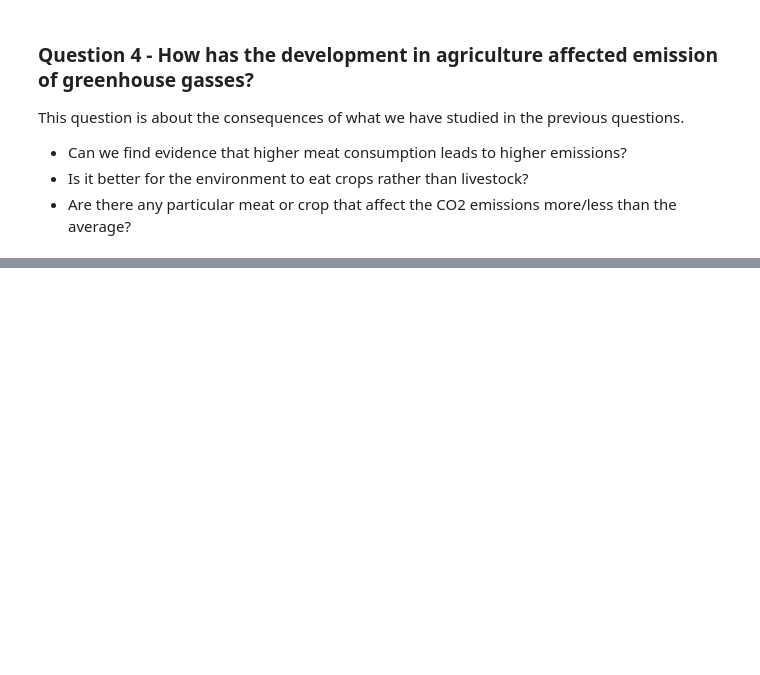
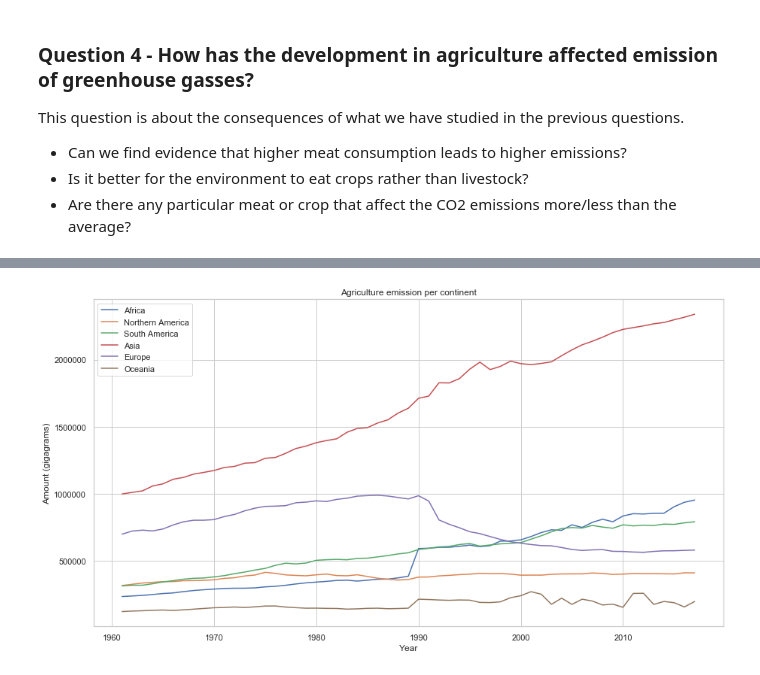
Before and after one commit to theodorhusefest/ADA-2019-project1-sovellettu-tiedon-analysoint, a Jupyter notebook: milestone_3.ipynb, the cells around one changed output, grey strips where cells are left out. Cells and saved outputs as stored; diff of their text form; code cells hidden in the pictures; blank space fills up the shorter version.

```diff
--- a/milestone_3.ipynb
+++ b/milestone_3.ipynb
@@ -221,3 +222,7 @@ This question is about the consequences of what we have studied in the previous
 - Can we find evidence that higher meat consumption leads to higher emissions?
 - Is it better for the environment to eat crops rather than livestock?
 - Are there any particular meat or crop that affect the CO2 emissions more/less than the average?
+# %%
+# Load data
+emission_data = pd.read_pickle(data_path + 'agriculture_emissions_continents.pkl')
+emission_data.head(5)
@@ -223,0 +236,15 @@ This question is about the consequences of what we have studied in the previous
+# %%
+# Plot total CO2 emission data per continent
+fig = plt.figure(figsize = (15,8))
+
+for area in emission_data.Area.unique():
+    plt.plot(emission_data[emission_data['Area'] == area].Year.values,
+             emission_data[emission_data['Area'] == area].Value.values)
+
+plt.legend(emission_data.Area.unique())
+plt.title('Agriculture emission per continent')
+plt.xlabel('Year')
+plt.ylabel('Amount (gigagrams)')
+plt.show()
+# %% [output]
+[figure, added]
```
Also changed, not shown: parts of 10 cells of this notebook, 4 other files.
